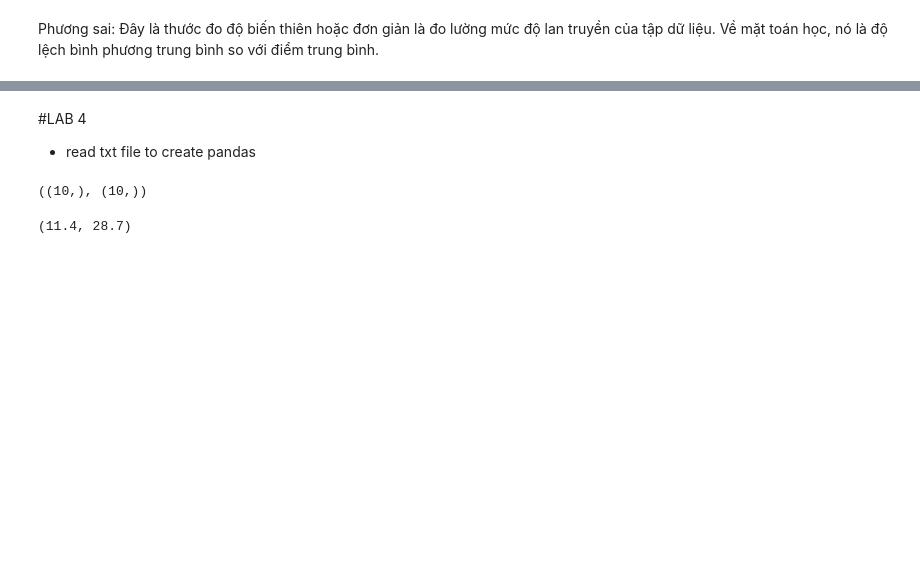
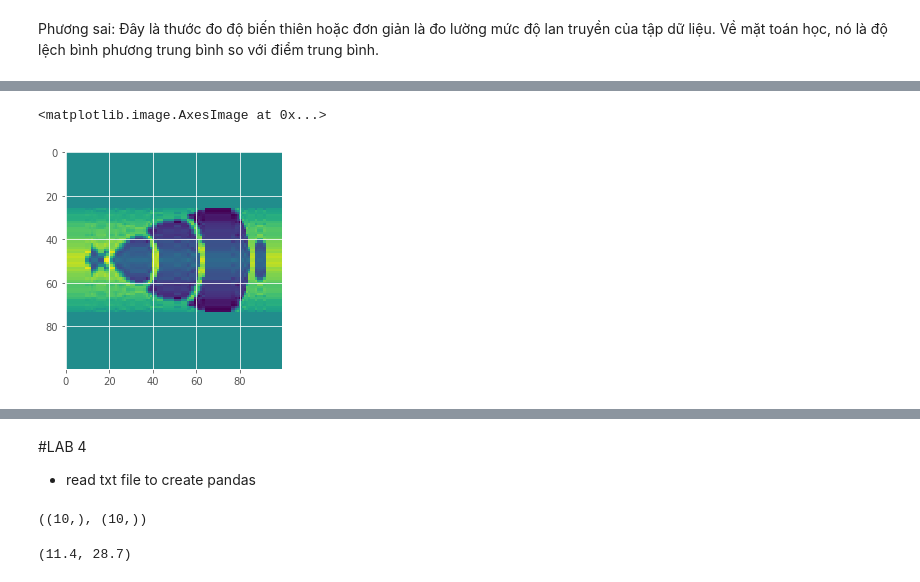
Before and after one commit to doanquanvietnamca/algorithm-2years, a Jupyter notebook: Lab2.ipynb, the cells around one changed output, grey strips where cells are left out. Saved outputs shown, nothing was run; the diff lists cells and outputs as text; code cells hidden in the pictures; blank space fills up the shorter version.

```diff
--- a/Lab2.ipynb
+++ b/Lab2.ipynb
@@ -120,0 +158,3 @@ plt.pyplot.plot(pca.explained_variance_ratio_.cumsum())
+# %%
+X = pd.read_csv('X_loadings_417.csv',header=None, sep=';')
+Y = pd.read_csv('X_reduced_417.csv',header=None, sep=';')
@@ -120,0 +165,5 @@ plt.pyplot.plot(pca.explained_variance_ratio_.cumsum())
+# %%
+plt.pyplot.imshow(np.dot(X.values, Y.values.T))
+# %% [output]
+<matplotlib.image.AxesImage at 0x...>
+[figure, added]
```
Also changed, not shown: parts of 27 cells of this notebook, 23 other files.
